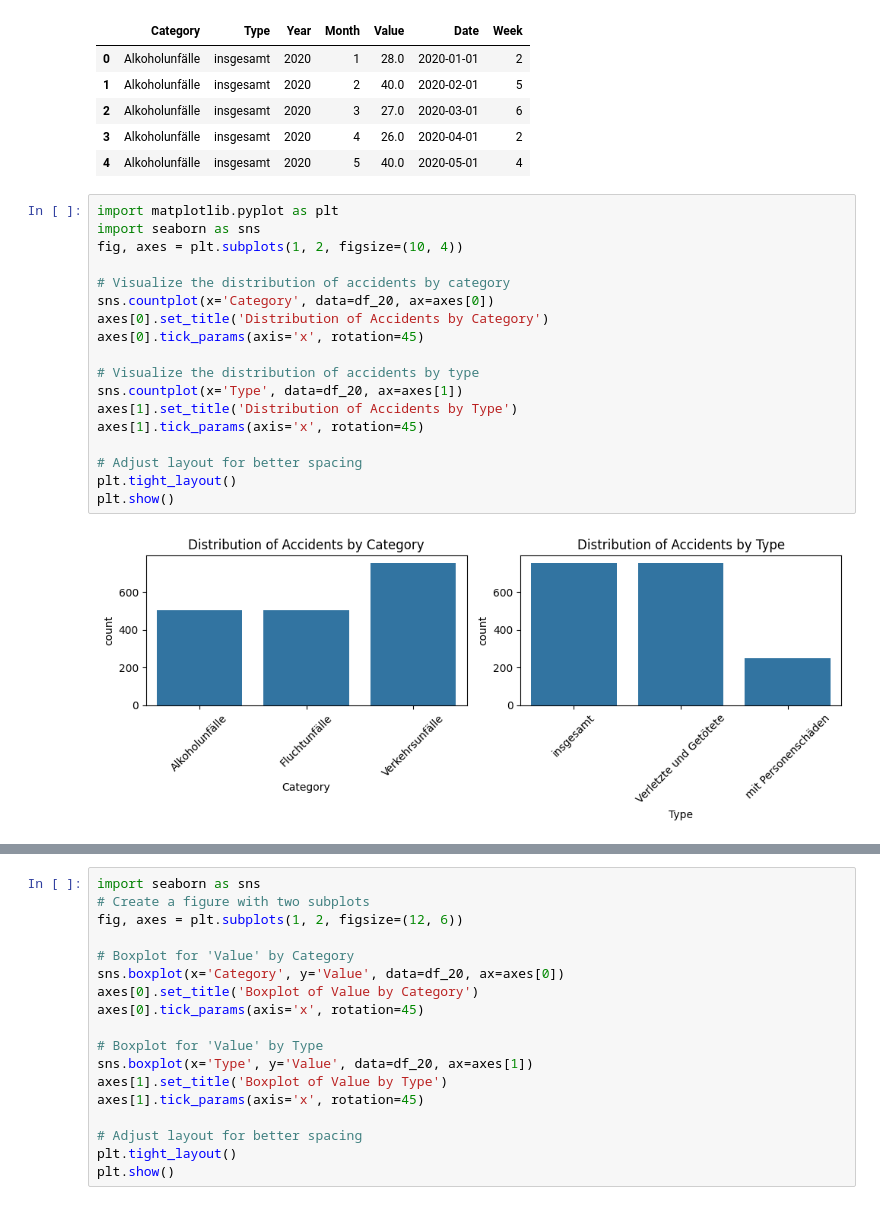
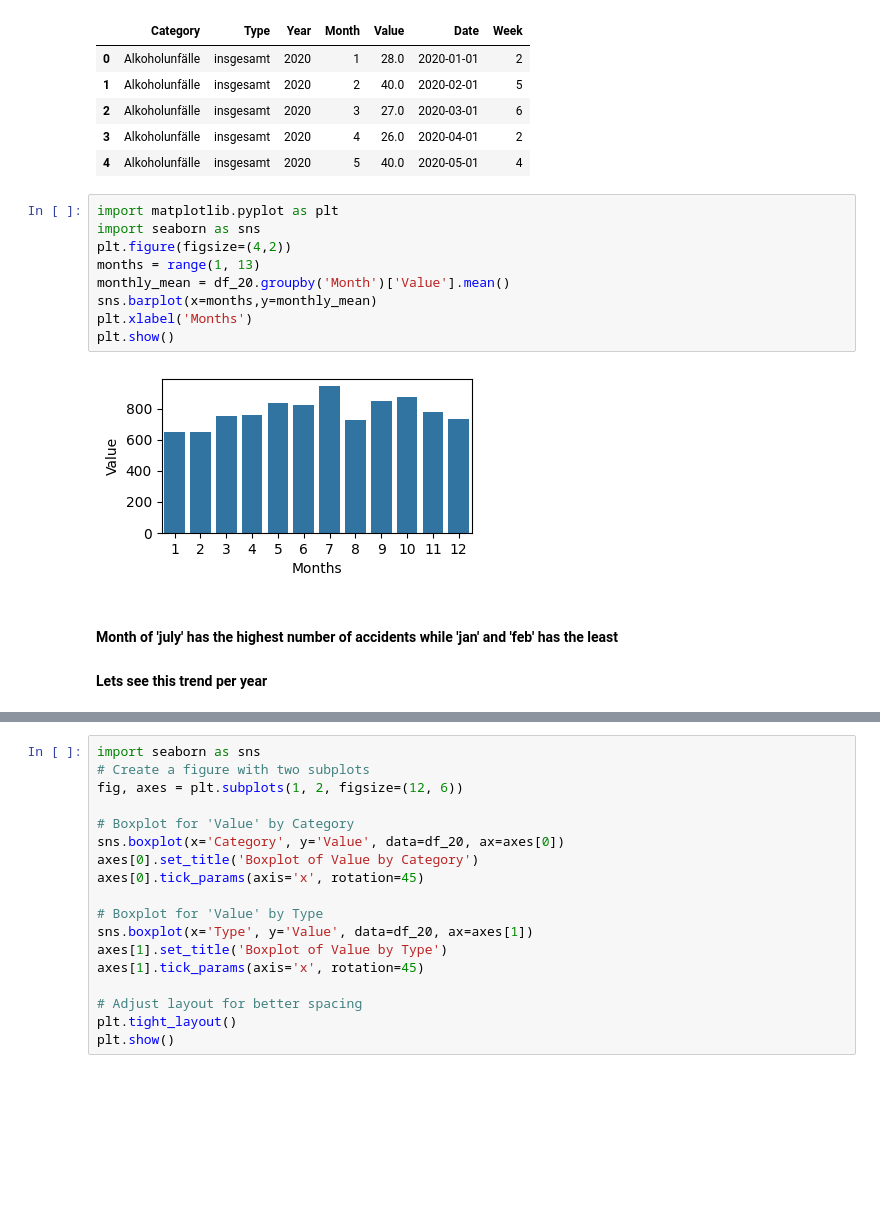
Before and after one commit to kashif-flask/DPS_challenge, a Jupyter notebook: notebook.ipynb, the cells around one changed output, grey strips where cells are left out. Drawn from its saved outputs; the diff is of its cells as text; blank space fills up the shorter version.

```diff
--- a/notebook.ipynb
+++ b/notebook.ipynb
@@ -107,23 +107,17 @@ df_20.head()
 | 2 | Alkoholunfälle | insgesamt | 2020 | 3 | 27.0 | 2020-03-01 | 6 |
 | 3 | Alkoholunfälle | insgesamt | 2020 | 4 | 26.0 | 2020-04-01 | 2 |
 | 4 | Alkoholunfälle | insgesamt | 2020 | 5 | 40.0 | 2020-05-01 | 4 |
-# %%
-import matplotlib.pyplot as plt
-import seaborn as sns
-fig, axes = plt.subplots(1, 2, figsize=(10, 4))
-
-# Visualize the distribution of accidents by category
-sns.countplot(x='Category', data=df_20, ax=axes[0])
-axes[0].set_title('Distribution of Accidents by Category')
-axes[0].tick_params(axis='x', rotation=45)
-
-# Visualize the distribution of accidents by type
-sns.countplot(x='Type', data=df_20, ax=axes[1])
-axes[1].set_title('Distribution of Accidents by Type')
-axes[1].tick_params(axis='x', rotation=45)
-
-# Adjust layout for better spacing
-plt.tight_layout()
-plt.show()
-# %% [output]
-[figure, removed]
+# %%
+import matplotlib.pyplot as plt
+import seaborn as sns
+plt.figure(figsize=(4,2))
+months = range(1, 13)
+monthly_mean = df_20.groupby('Month')['Value'].mean()
+sns.barplot(x=months,y=monthly_mean)
+plt.xlabel('Months')
+plt.show()
+# %% [output]
+[figure, added]
+# %% [markdown]
+#### Month of 'july' has the highest number of accidents while 'jan' and 'feb' has the least
+#### Lets see this trend per year
```
Also changed, not shown: parts of 35 cells of this notebook, 1 other file.
